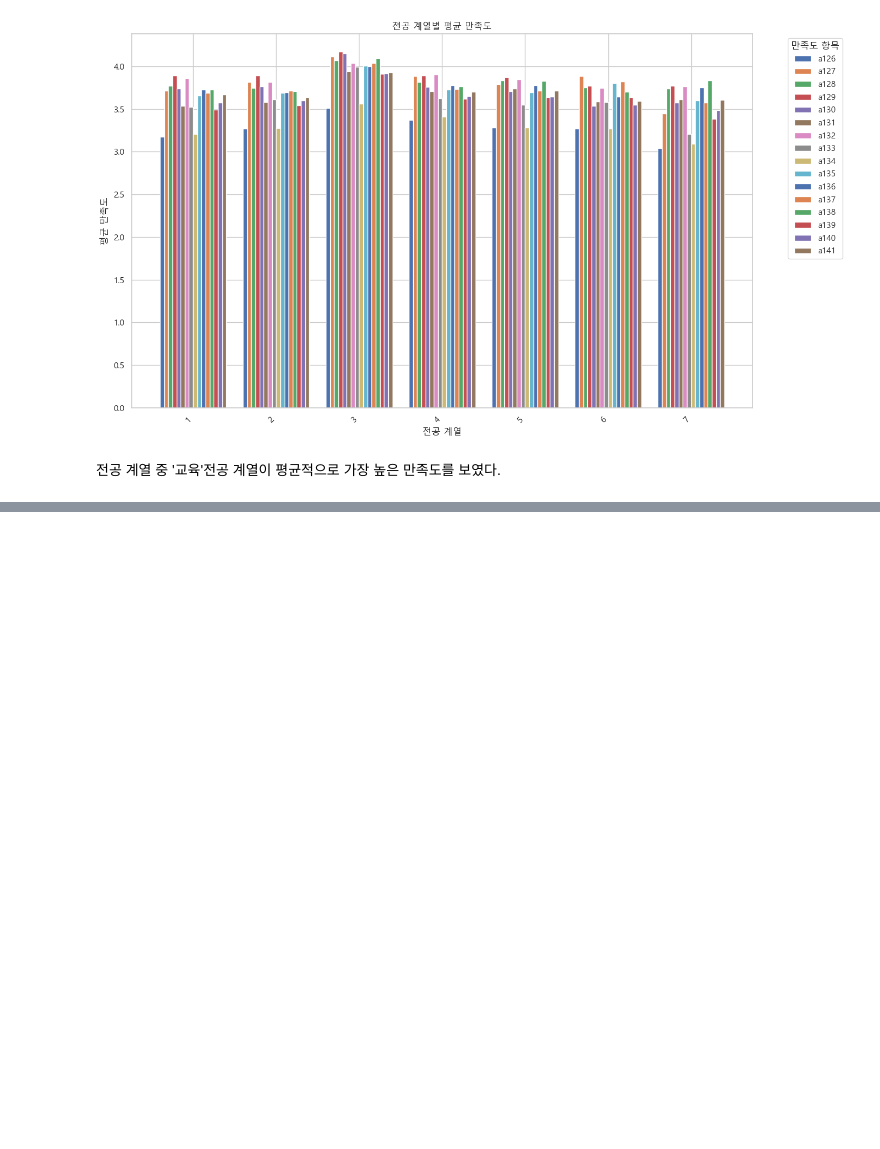
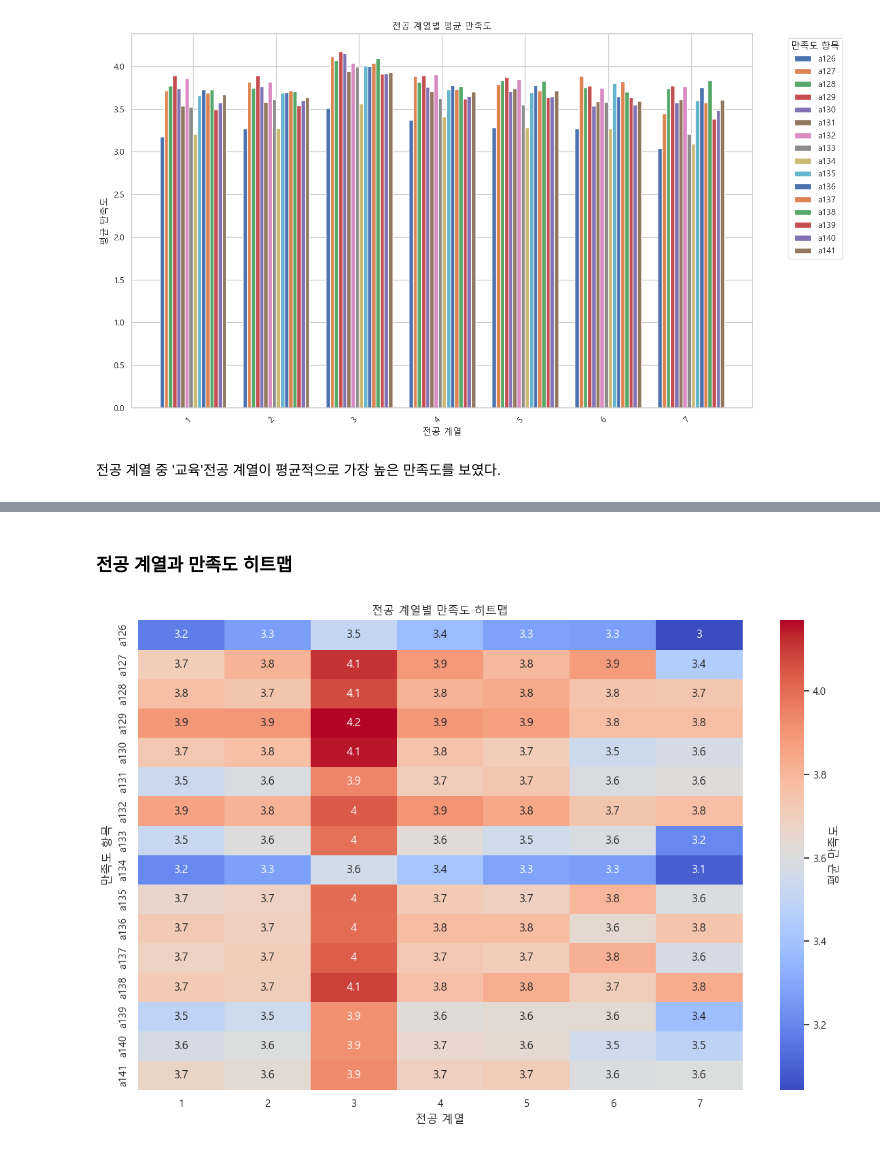
Before and after one commit to YoonMay26/python, a Jupyter notebook: 공공데이터_analysis_yoon.ipynb, the cells around one changed output, grey strips where cells are left out. Drawn from its saved outputs; the diff is of its cells as text; code cells hidden in the pictures; blank space fills up the shorter version.

```diff
--- a/공공데이터_analysis_yoon.ipynb
+++ b/공공데이터_analysis_yoon.ipynb
@@ -449,0 +593,13 @@ plt.show()
+# %% [markdown]
+### 전공 계열과 만족도 히트맵
+# %%
+plt.figure(figsize=(12, 8))
+satis_heatmap = major_satis.set_index('majorcat').T  # 전치하여 만족도 항목을 행으로
+sns.heatmap(satis_heatmap, annot=True, cmap='coolwarm', cbar_kws={'label': '평균 만족도'})
+plt.title('전공 계열별 만족도 히트맵')
+plt.xlabel('전공 계열')
+plt.ylabel('만족도 항목')
+plt.tight_layout()
+plt.show()
+# %% [output]
+[figure, added]
```
Also changed, not shown: parts of 11 cells of this notebook.
